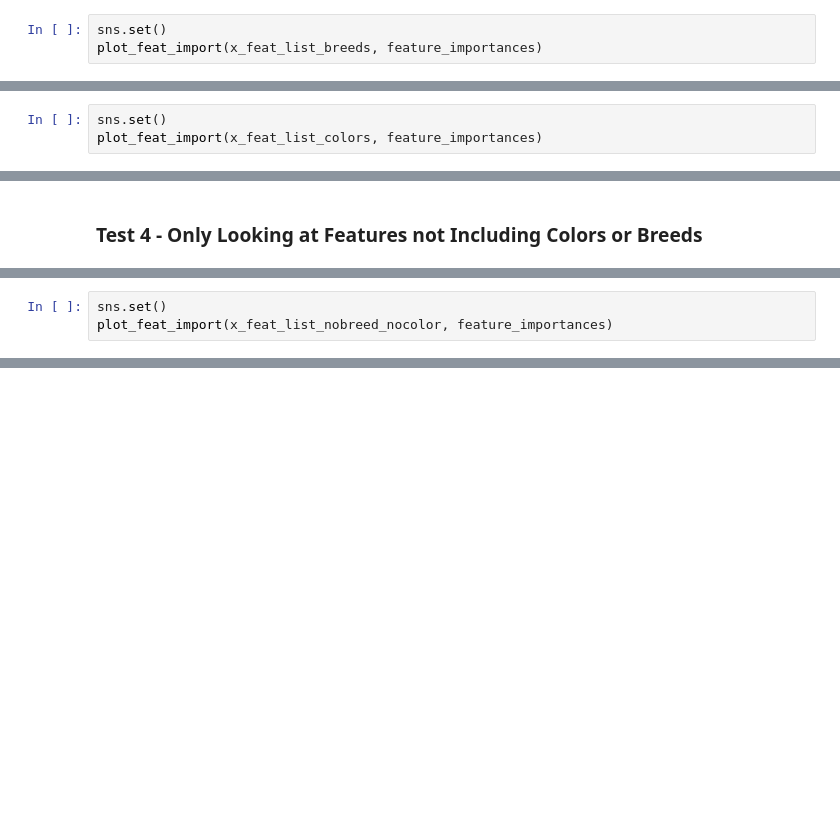
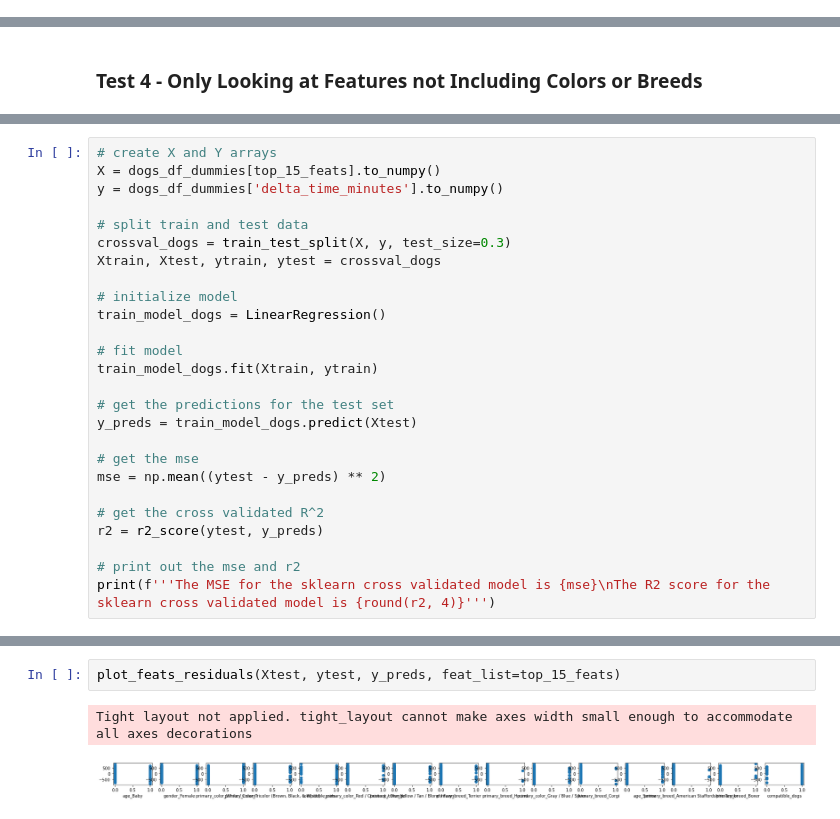
Before and after one commit to smore007/petfinder-analysis, a Jupyter notebook: RandomForestRegressor.ipynb, the cells around one changed output, grey strips where cells are left out. Cells and saved outputs as stored; diff of their text form; blank space fills up the shorter version.

```diff
--- a/RandomForestRegressor.ipynb
+++ b/RandomForestRegressor.ipynb
@@ -297,3 +391,0 @@ R2: -0.08028531126713379, MSE: 251689.93806828806
-# %%
-sns.set()
-plot_feat_import(x_feat_list_breeds, feature_importances)
@@ -319,3 +431,0 @@ R2: -0.004324249430478044, MSE: 233992.1736445139
-# %%
-sns.set()
-plot_feat_import(x_feat_list_colors, feature_importances)
@@ -339,3 +467,0 @@ R2: -0.13790514334441428, MSE: 265114.47676725936
-# %%
-sns.set()
-plot_feat_import(x_feat_list_nobreed_nocolor, feature_importances)
@@ -347,0 +569,26 @@ px.bar(x=x_feat_list_nobreed_nocolor, y=feature_importances).update_xaxes(catego
+# %%
+# create X and Y arrays
+X = dogs_df_dummies[top_15_feats].to_numpy()
+y = dogs_df_dummies['delta_time_minutes'].to_numpy()
+
+# split train and test data
+crossval_dogs = train_test_split(X, y, test_size=0.3)
+Xtrain, Xtest, ytrain, ytest = crossval_dogs
+
+# initialize model
+train_model_dogs = LinearRegression()
+
+# fit model
+train_model_dogs.fit(Xtrain, ytrain)
+
+# get the predictions for the test set
+y_preds = train_model_dogs.predict(Xtest)
+
+# get the mse
+mse = np.mean((ytest - y_preds) ** 2)
+
+# get the cross validated R^2
+r2 = r2_score(ytest, y_preds)
+
+# print out the mse and r2
+print(f'''The MSE for the sklearn cross validated model is {mse}\nThe R2 score for the sklearn cross validated model is {round(r2, 4)}''')
@@ -347,0 +605,5 @@ px.bar(x=x_feat_list_nobreed_nocolor, y=feature_importances).update_xaxes(catego
+# %%
+plot_feats_residuals(Xtest, ytest, y_preds, feat_list=top_15_feats)
+# %% [output]
+Tight layout not applied. tight_layout cannot make axes width small enough to accommodate all axes decorations
+[figure, added]
```
Also changed, not shown: parts of 50 cells of this notebook.
